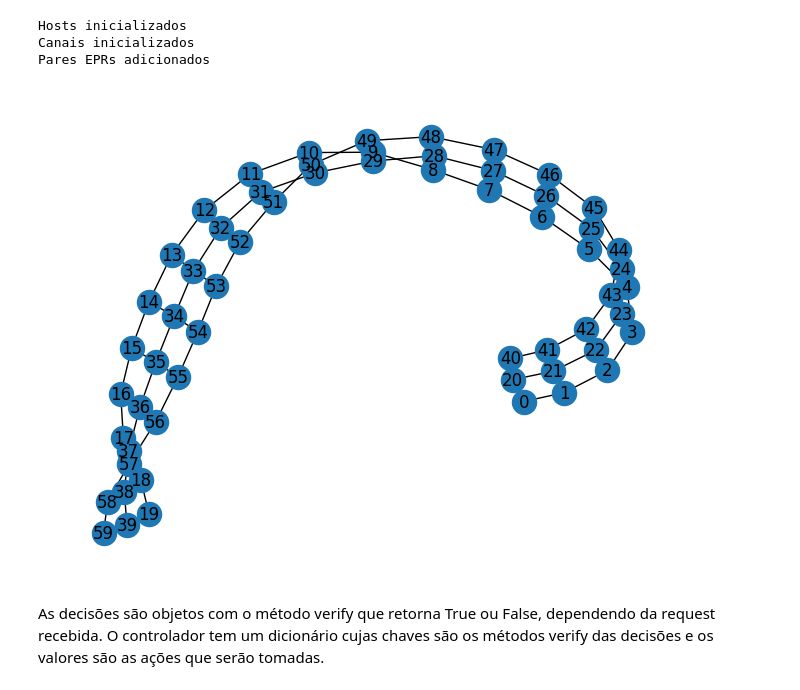
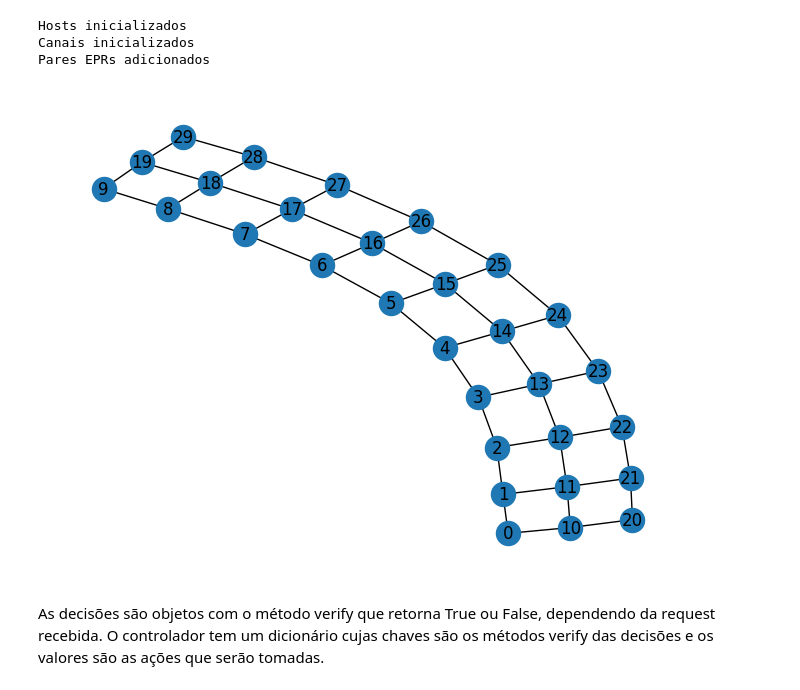
Before and after one commit to artuenric/QuatumNet, a Jupyter notebook: Simulação - Tabelas de Fluxo.ipynb, the cells around one changed output. Drawn from its saved outputs; the diff is of its cells as text; code cells hidden in the pictures.

```diff
--- a/Simulação - Tabelas de Fluxo.ipynb
+++ b/Simulação - Tabelas de Fluxo.ipynb
@@ -1,15 +1,15 @@
 # %%
 # Inicialização comum da rede
 from quantumnet.components import Controller, Network
 rede = Network()
 controlador = Controller(rede)
-rede.set_ready_topology("Grade", 3, 20)
+rede.set_ready_topology("Grade", 3, 10)
 rede.draw()
 # %% [output]
 Hosts inicializados
 Canais inicializados
 Pares EPRs adicionados
-[figure, old version]
+[figure, new version]
 # %% [markdown]
 As decisões são objetos com o método verify que retorna True ou False, dependendo da request recebida. O controlador tem um dicionário cujas chaves são os métodos verify das decisões e os valores são as ações que serão tomadas.
 # %%
```
Also changed, not shown: parts of 3 cells of this notebook, 1 other file.
